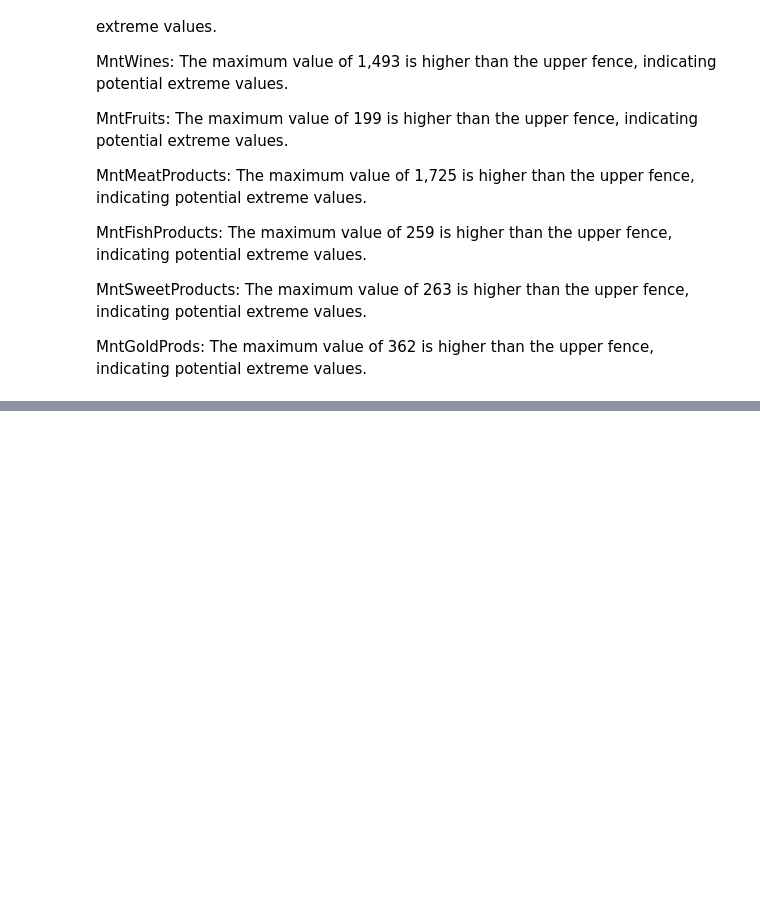
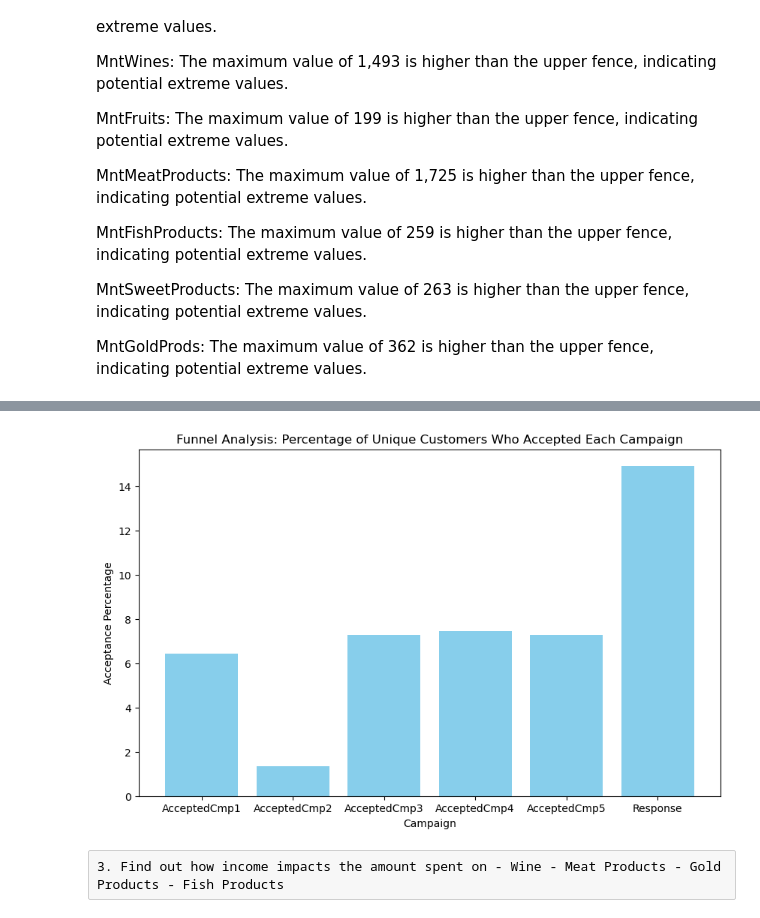
Before and after one commit to warunsrk/Capstone_RetailSales_ABADS_B11, a Jupyter notebook: Capstone_Project - Retail_Sales_Case_Study.ipynb, the cells around one changed output, grey strips where cells are left out. Saved outputs shown, nothing was run; the diff lists cells and outputs as text; code cells hidden in the pictures; blank space fills up the shorter version.

```diff
--- a/Capstone_Project - Retail_Sales_Case_Study.ipynb
+++ b/Capstone_Project - Retail_Sales_Case_Study.ipynb
@@ -394,0 +473,20 @@ The maximum value of 362 is higher than the upper fence, indicating potential ex
+# %%
+# Funnel analysis to see the percentage of unique customers who accepted each campaign
+campaign_acceptance = {
+    'AcceptedCmp1': consolidated_df['AcceptedCmp1'].sum(),
+    'AcceptedCmp2': consolidated_df['AcceptedCmp2'].sum(),
+    'AcceptedCmp3': consolidated_df['AcceptedCmp3'].sum(),
+    'AcceptedCmp4': consolidated_df['AcceptedCmp4'].sum(),
+    'AcceptedCmp5': consolidated_df['AcceptedCmp5'].sum(),
+    'Response': consolidated_df['Response'].sum()
+}
+
+# Total number of unique customers
+total_customers = consolidated_df['ID'].nunique()
+
+# Calculating the percentage of unique customers who accepted each campaign
+campaign_acceptance_percentage = {campaign: (count / total_customers) * 100 for campaign, count in campaign_acceptance.items()}
+
+# Converting to DataFrame for better visualization
+funnel_df = pd.DataFrame(list(campaign_acceptance_percentage.items()), columns=['Campaign', 'AcceptancePercentage'])
+funnel_df
@@ -394,0 +501,13 @@ The maximum value of 362 is higher than the upper fence, indicating potential ex
+# %%
+# Ploting the funnel analysis results
+plt.figure(figsize=(10, 6))
+plt.bar(funnel_df['Campaign'], funnel_df['AcceptancePercentage'], color='skyblue')
+plt.title('Funnel Analysis: Percentage of Unique Customers Who Accepted Each Campaign')
+plt.xlabel('Campaign')
+plt.ylabel('Acceptance Percentage')
+plt.show()
+# %% [output]
+[figure, added]
+# %% [raw]
+3. Find out how income impacts the amount spent on - Wine - Meat Products - Gold
+Products - Fish Products
```
Also changed, not shown: parts of 10 cells of this notebook.
